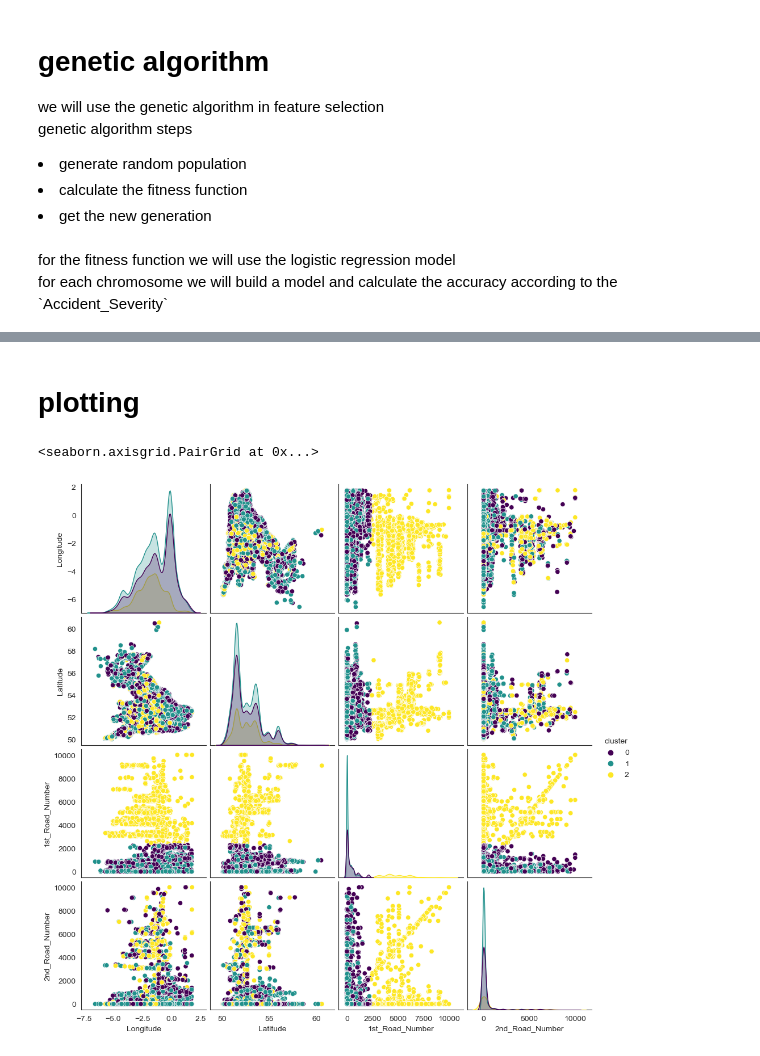
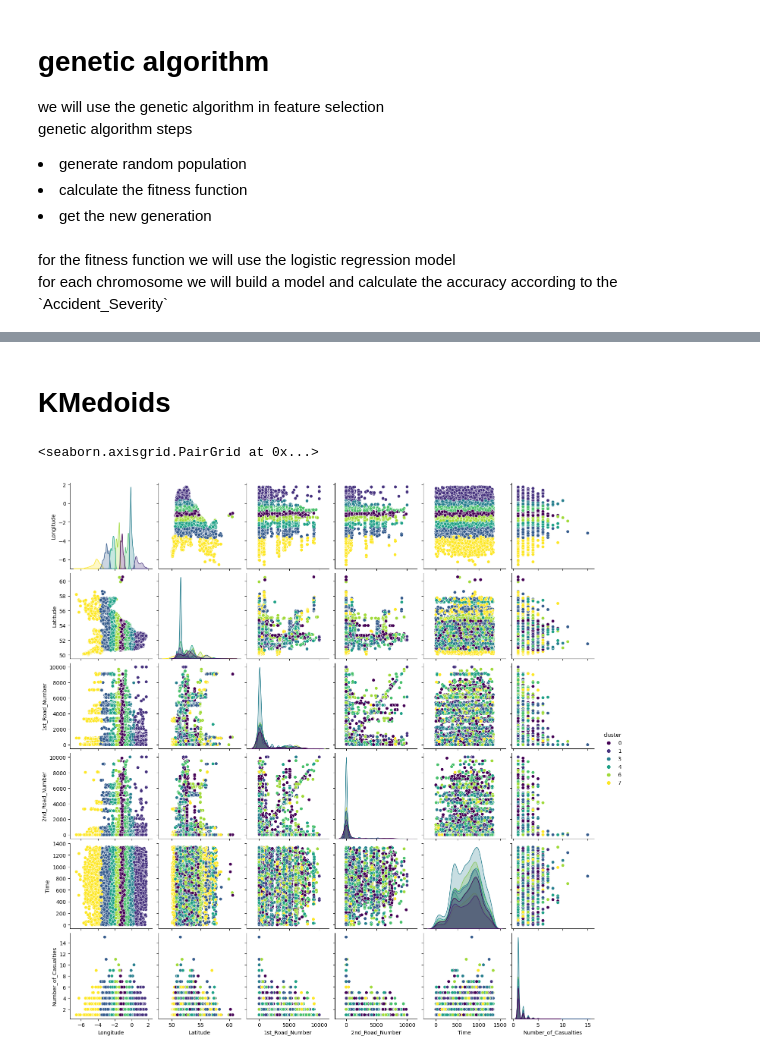
Before and after one commit to DiaaAhmedHassan/dataMiningProject, a Jupyter notebook: accidents.ipynb, the cells around one changed output, grey strips where cells are left out. Cells and saved outputs as stored; diff of their text form; code cells hidden in the pictures.

Commit message:
genetic modifications and added hierarchical clustering

```diff
--- a/accidents.ipynb
+++ b/accidents.ipynb
@@ -361,54 +398,30 @@ Index(['1st_Road_Number', 'Date',
       dtype='object')
+# %% [markdown]
+# KMedoids
 # %%
 from sklearn_extra.cluster import KMedoids
-
-test_features = accident[[
-       'Longitude',
-       'Latitude',
-       '1st_Road_Number',
-       '2nd_Road_Number',
-       'Day_of_Week',
-       'Did_Police_Officer_Attend_Scene_of_Accident',
-       'Junction_Detail',
-       'Local_Authority_(District)',
-       'Local_Authority_(Highway)',
-       'Number_of_Casualties',
-       'Pedestrian_Crossing-Physical_Facilities',
-       'Road_Type',
-       'Special_Conditions_at_Site',
-       'Speed_limit',
-       'Time',
-       'Urban_or_Rural_Area',
-       'Weather_Conditions',
-]]
 
 severity = accident['Accident_Severity']
 color_map = {0:'red', 1:'orange', 2:'blue'}
 accident['Color'] = accident['Accident_Severity'].map(color_map)
 
-kmedoids = KMedoids(n_clusters=3, random_state=42)
-clusters = kmedoids.fit(test_features)
+kmedoids = KMedoids(n_clusters=8, random_state=42)
+clusters = kmedoids.fit(best_cols_df)
+
+import seaborn as sns
+
 accident['cluster'] = clusters.labels_
+
+selected_features = [
+       'Longitude',
+       'Latitude',
+       '1st_Road_Number',
+       '2nd_Road_Number',
+       'Time',
+       'Number_of_Casualties'
+]
+sns.pairplot(accident[selected_features + ['cluster']], hue='cluster', palette='viridis')
+# %% [output]
+<seaborn.axisgrid.PairGrid at 0x...>
+[figure, added]
-# %% [markdown]
-# plotting
-# %%
-#sns.scatterplot(x='Longitude', y='Latitude', data=accident, hue='cluster', palette='viridis')
-
-# cluster_centers = kmedoids.cluster_centers_
-# plt.scatter(cluster_centers[:, 0], cluster_centers[:, 1], s=300, c='red', label='medoids', marker='X')
-
-# plt.title("Clustering of accident data")
-# plt.legend()
-# plt.xlabel('Longitude')
-# plt.ylabel('Latitude')
-selected_features = [
-       'Longitude',
-       'Latitude',
-       '1st_Road_Number',
-       '2nd_Road_Number',
-]
-sns.pairplot(accident[selected_features + ['cluster']], hue='cluster', palette='viridis')
-# %% [output]
-<seaborn.axisgrid.PairGrid at 0x...>
-[figure, removed]
 # %%
```
Also changed, not shown: parts of 15 cells of this notebook, 1 other file.
